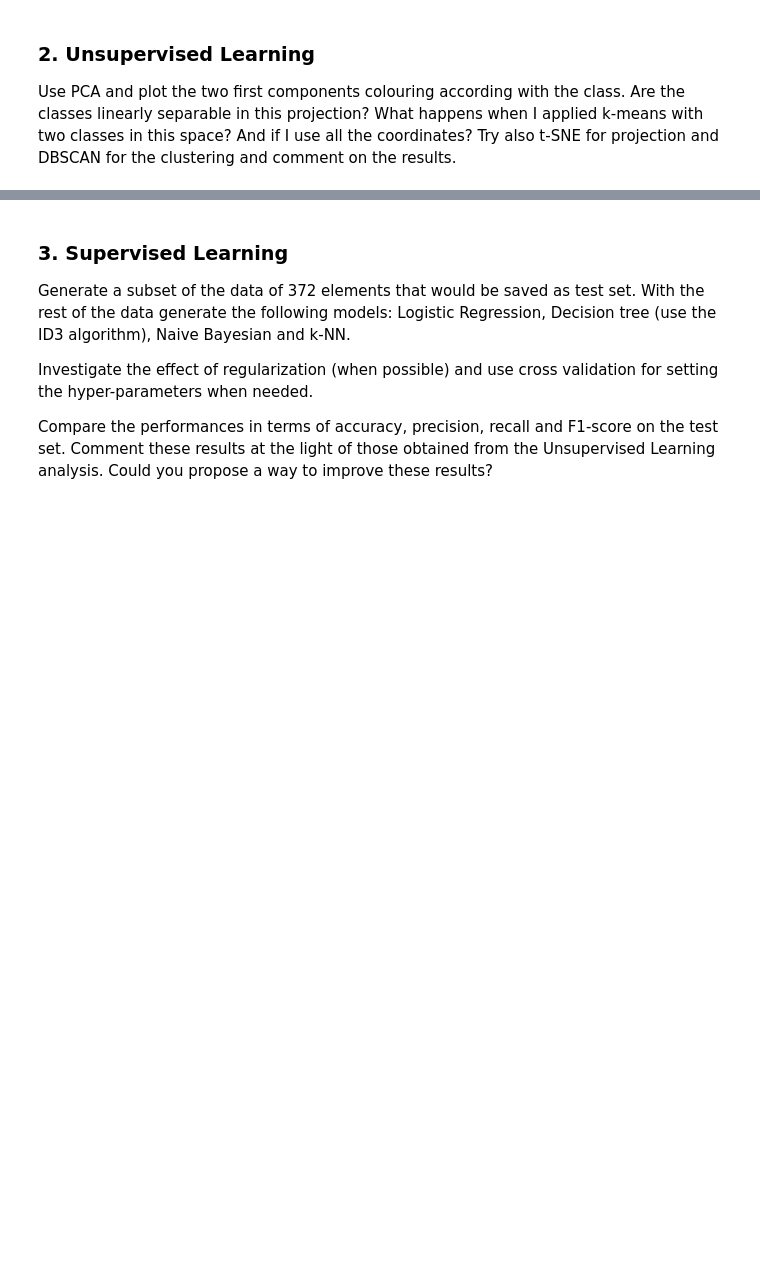
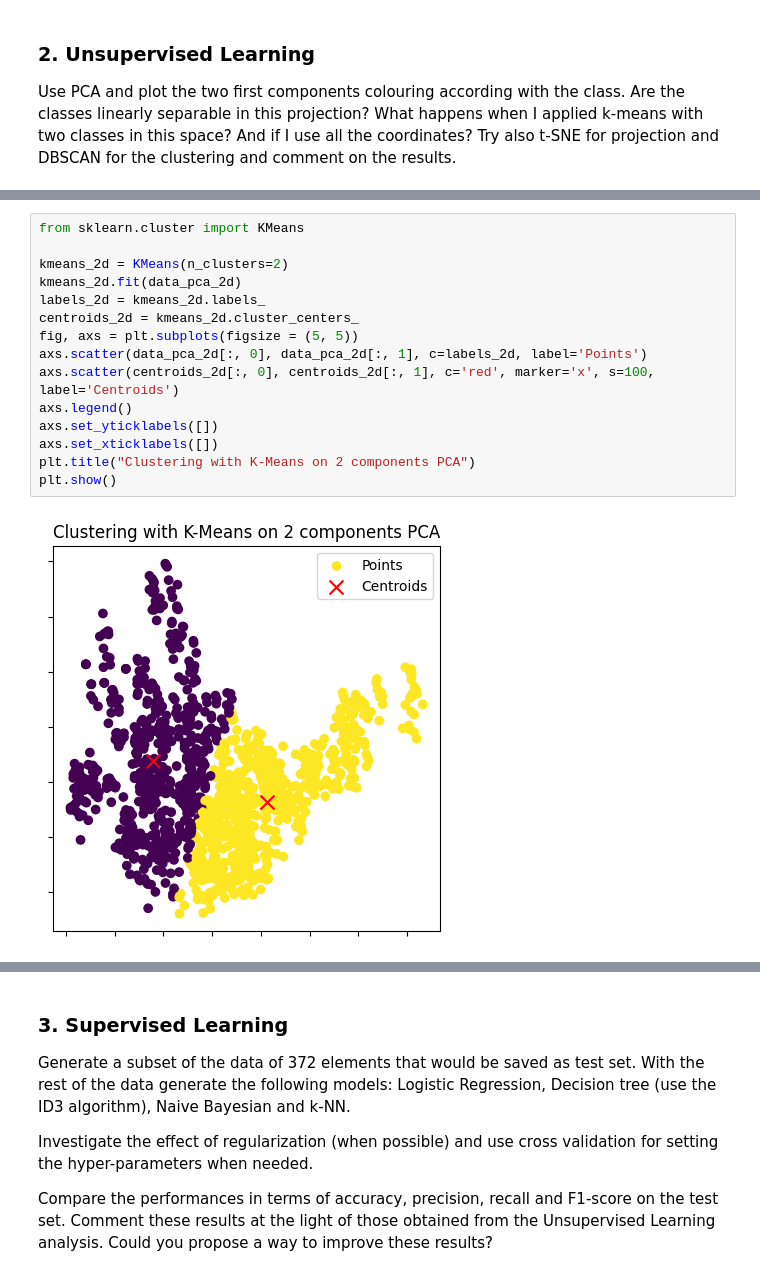
Before and after one commit to frekkoz3/Intro_to_ML_24-25, a Jupyter notebook: challenges/challenge 1/challenge-one.ipynb, the cells around one changed output, grey strips where cells are left out. Drawn from its saved outputs; the diff is of its cells as text; blank space fills up the shorter version.

Commit message:
added the pca and the kmeans to challenge 1

```diff
--- a/challenges/challenge 1/challenge-one.ipynb
+++ b/challenges/challenge 1/challenge-one.ipynb
@@ -149,0 +175,17 @@ array([[ 0.07980943, -1.36533998],
+# %%
+from sklearn.cluster import KMeans
+
+kmeans_2d = KMeans(n_clusters=2)
+kmeans_2d.fit(data_pca_2d)
+labels_2d = kmeans_2d.labels_
+centroids_2d = kmeans_2d.cluster_centers_
+fig, axs = plt.subplots(figsize = (5, 5))
+axs.scatter(data_pca_2d[:, 0], data_pca_2d[:, 1], c=labels_2d, label='Points')
+axs.scatter(centroids_2d[:, 0], centroids_2d[:, 1], c='red', marker='x', s=100, label='Centroids')
+axs.legend()
+axs.set_yticklabels([])
+axs.set_xticklabels([])
+plt.title("Clustering with K-Means on 2 components PCA")
+plt.show()
+# %% [output]
+[figure, added]
```
Also changed, not shown: parts of 9 cells of this notebook.
